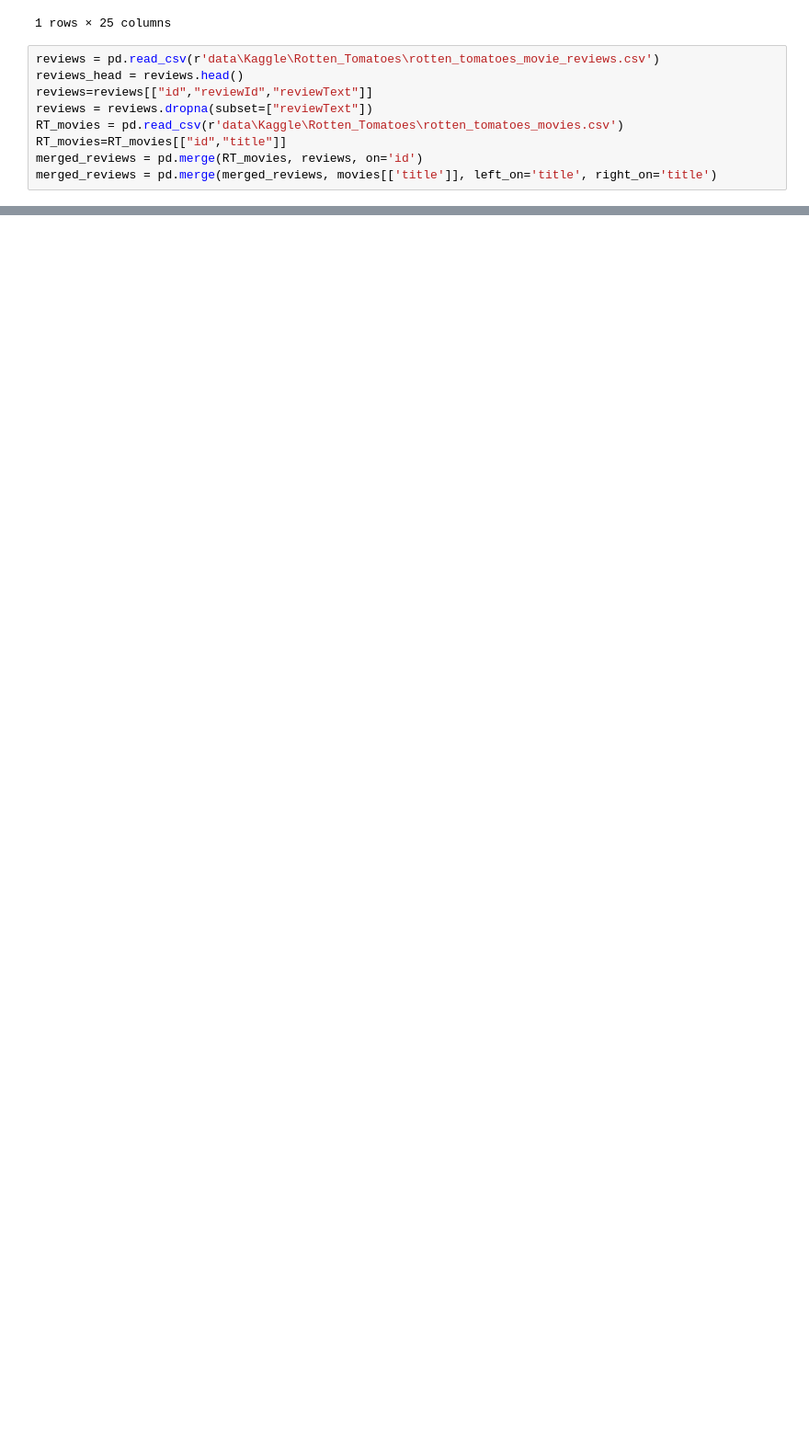
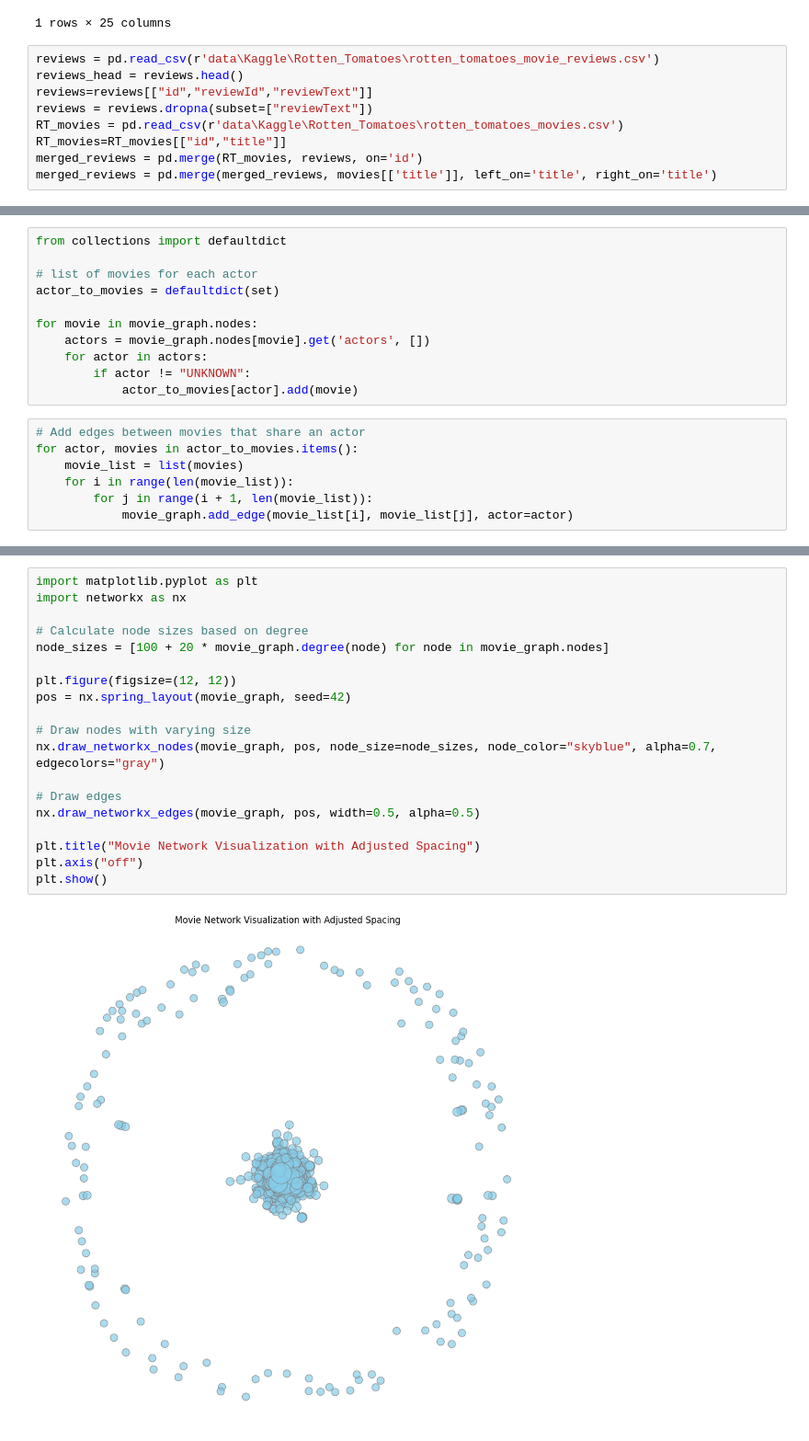
Before and after one commit to michalisdikaiopoulos/Movie-Success-And-Actor-Popularity-Correlation, a Jupyter notebook: ExtractData.ipynb, the cells around one changed output, grey strips where cells are left out. Shown: that part at 92% size. Cells and saved outputs as stored; diff of their text form; blank space fills up the shorter version.

Commit message:
preprocess & plot

```diff
--- a/ExtractData.ipynb
+++ b/ExtractData.ipynb
@@ -139,0 +153,18 @@ The mean number of words in reviews is 21.466581024724455 and the median is 21.0
+# %%
+from collections import defaultdict
+
+# list of movies for each actor
+actor_to_movies = defaultdict(set)
+
+for movie in movie_graph.nodes:
+    actors = movie_graph.nodes[movie].get('actors', [])
+    for actor in actors:
+        if actor != "UNKNOWN":
+            actor_to_movies[actor].add(movie)
+# %%
+# Add edges between movies that share an actor
+for actor, movies in actor_to_movies.items():
+    movie_list = list(movies)
+    for i in range(len(movie_list)):
+        for j in range(i + 1, len(movie_list)):
+            movie_graph.add_edge(movie_list[i], movie_list[j], actor=actor)
@@ -139,0 +211,21 @@ The mean number of words in reviews is 21.466581024724455 and the median is 21.0
+# %%
+import matplotlib.pyplot as plt
+import networkx as nx
+
+# Calculate node sizes based on degree
+node_sizes = [100 + 20 * movie_graph.degree(node) for node in movie_graph.nodes]
+
+plt.figure(figsize=(12, 12))
+pos = nx.spring_layout(movie_graph, seed=42)
+
+# Draw nodes with varying size
+nx.draw_networkx_nodes(movie_graph, pos, node_size=node_sizes, node_color="skyblue", alpha=0.7, edgecolors="gray")
+
+# Draw edges
+nx.draw_networkx_edges(movie_graph, pos, width=0.5, alpha=0.5)
+
+plt.title("Movie Network Visualization with Adjusted Spacing")
+plt.axis("off")
+plt.show()
+# %% [output]
+[figure, added]
```
Also changed, not shown: parts of 14 cells of this notebook.
